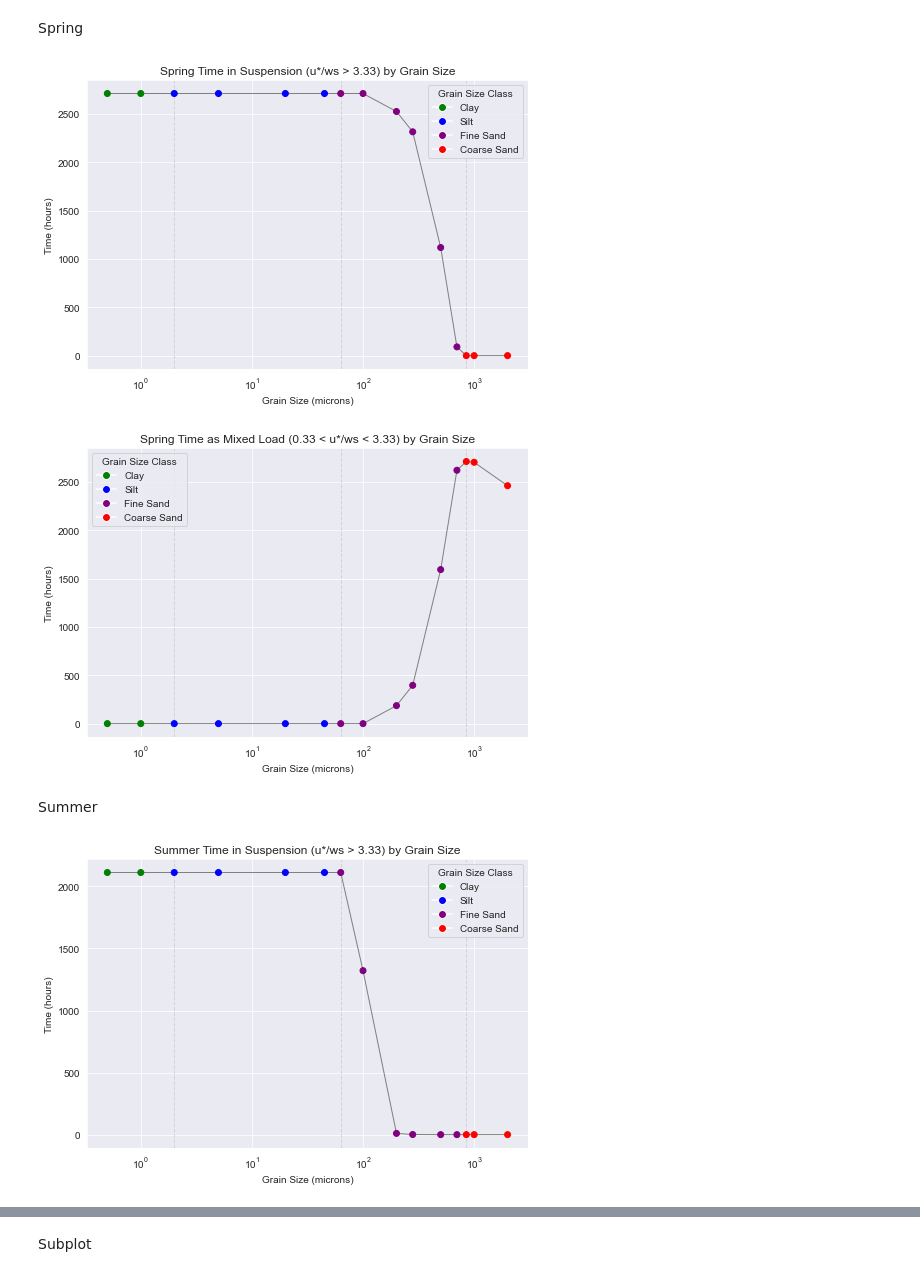
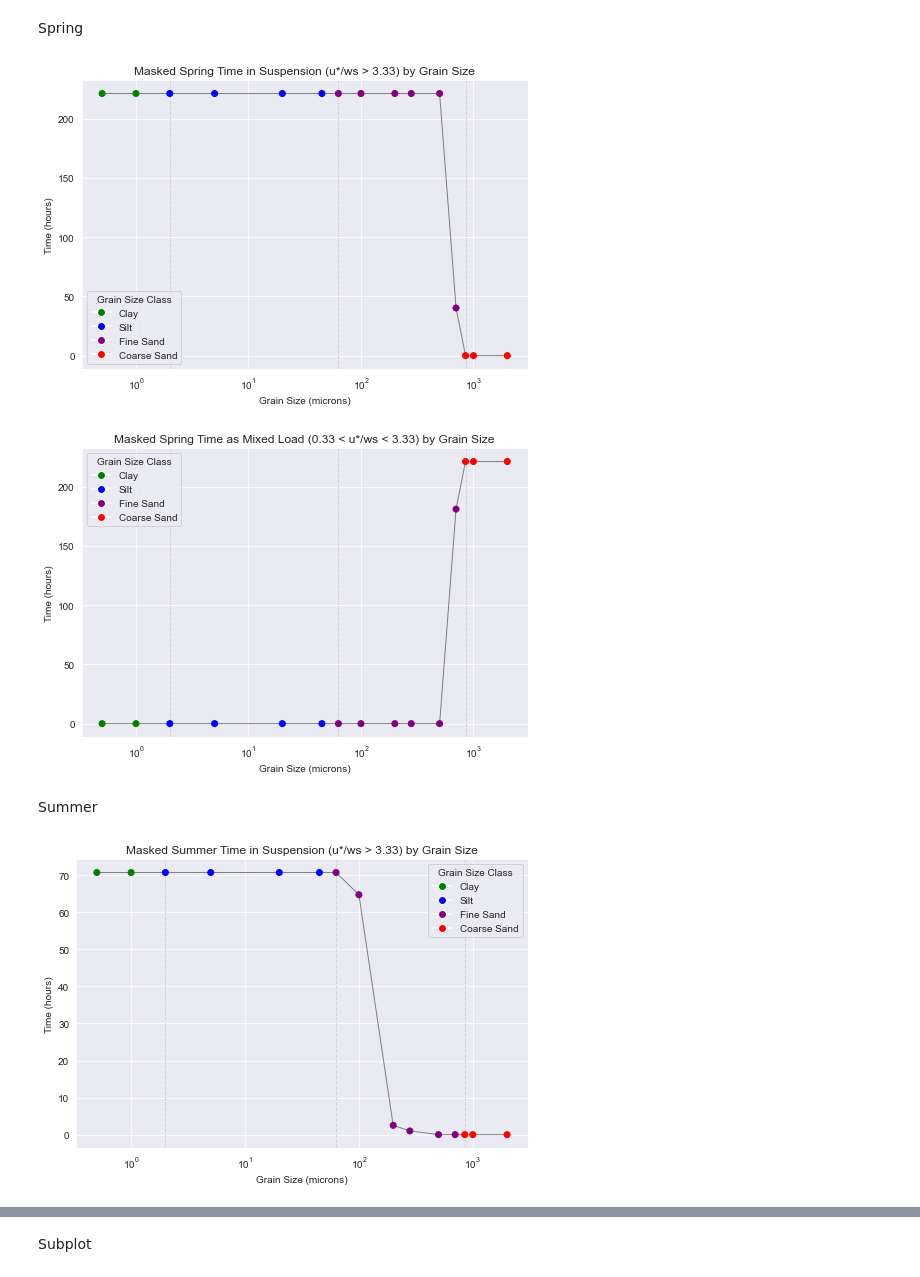
Before and after one commit to nicole-hucke/sediment_trap_paper, a Jupyter notebook: data_analysis/modes_of_transport/modes_of_transport_analysis.ipynb, the cells around one changed output, grey strips where cells are left out. Drawn from its saved outputs; the diff is of its cells as text; code cells hidden in the pictures.

```diff
--- a/data_analysis/modes_of_transport/modes_of_transport_analysis.ipynb
+++ b/data_analysis/modes_of_transport/modes_of_transport_analysis.ipynb
@@ -9,9 +9,12 @@ import seaborn as sns
 
 # read in the data, parse the dates, and set the index
 df = pd.read_csv('../../data/shear_velocity/shear_velocity_2023.csv', parse_dates=['Date_Time'], index_col='Date_Time')
+vhf_periods = pd.read_csv('../suspension_hyp_averages/exceedance_periods/turb_exceedance_samples.csv', )
 # separate by season
 spring = df['2023-03-01':'2023-06-21'].copy()
 summer = df['2023-06-22':'2023-09-21'].copy()
+spring_periods = vhf_periods[vhf_periods['season'] == 'spring'].copy()
+summer_periods = vhf_periods[vhf_periods['season'] == 'summer'].copy()
 # %% [markdown]
 ### Calculate u*/ws for different grain sizes
 # %% [markdown]
@@ -95,0 +105,27 @@ mixed_spring_times = pd.DataFrame({
+# %%
+# calculate the total time where u*/ws > 3.333 for each grain size in spring
+upper = 3.33
+grain_sizes = [col for col in spring.columns if col not in ['u*']]  # excludes the u* column
+
+# create a boolean mask for spring periods
+mask = pd.Series(False, index=spring.index)
+
+# iterate through spring_periods to set mask to True for each period
+for _, period in spring_periods.iterrows():
+    start = pd.to_datetime(period['start'])
+    end = pd.to_datetime(period['end'])
+    # set mask to True for times within this period
+    mask = mask | ((spring.index >= start) & (spring.index <= end))
+
+# calculate the time delta between rows (in hours)
+timestep_hours = (spring.index[1] - spring.index[0]).total_seconds() / 3600 # convert to hours, 15 min intervals are 0.25 hours
+
+# apply mask to the condition and count
+masked_counts = ((spring[grain_sizes] > upper) & mask.values.reshape(-1, 1)).sum()
+masked_hours = masked_counts * timestep_hours # convert counts to hours
+
+# save as DataFrame
+masked_suspended_spring_times = pd.DataFrame({
+    'size': [float(size) for size in grain_sizes],  # convert to float if needed
+    'time': masked_hours.values
+})
@@ -199,6 +420,11 @@ suspended_spring_times['class'] = suspended_spring_times['size'].apply(classify_
 suspended_summer_times['class'] = suspended_summer_times['size'].apply(classify_grain)
 mixed_spring_times['class'] = mixed_spring_times['size'].apply(classify_grain)
 mixed_summer_times['class'] = mixed_summer_times['size'].apply(classify_grain)
+
+masked_suspended_spring_times['class'] = masked_suspended_spring_times['size'].apply(classify_grain)
+masked_suspended_summer_times['class'] = masked_suspended_summer_times['size'].apply(classify_grain)
+masked_mixed_spring_times['class'] = masked_mixed_spring_times['size'].apply(classify_grain)
+masked_mixed_summer_times['class'] = masked_mixed_summer_times['size'].apply(classify_grain)
 # %% [markdown]
 Spring
 # %%
@@ -211,7 +437,7 @@ class_colors = {
     'Coarse Sand': 'red'
 }
 # map colors to each point
-colors = suspended_spring_times['class'].map(class_colors)
+colors = masked_suspended_spring_times['class'].map(class_colors)
 
 plt.figure(figsize=(7, 5))
 
@@ -221,42 +447,42 @@ for boundary in [2, 63, 850]:
 
 # plot connecting line
 # sort data by size for line connection
-sorted_df = suspended_spring_times.sort_values('size')
+sorted_df = masked_suspended_spring_times.sort_values('size')
 plt.plot(
     sorted_df['size'],
     sorted_df['time'],
     color='gray',
     linestyle='-',
     linewidth=1,
     zorder=1
 )
 
 # scatter plot for suspended spring times
 plt.scatter(
-    suspended_spring_times['size'],
-    suspended_spring_times['time'],
+    masked_suspended_spring_times['size'],
+    masked_suspended_spring_times['time'],
     c=colors,
     label=None
 )
 
 plt.xlabel('Grain Size (microns)')
 plt.ylabel('Time (hours)')
-plt.title('Spring Time in Suspension (u*/ws > 3.33) by Grain Size')
+plt.title('Masked Spring Time in Suspension (u*/ws > 3.33) by Grain Size')
 plt.xscale('log')
 plt.tight_layout()
 
 # custom legend
 legend_elements = [
     Line2D([0], [0], marker='o', color='w', label='Clay', markerfacecolor='green', markersize=8),
     Line2D([0], [0], marker='o', color='w', label='Silt', markerfacecolor='blue', markersize=8),
     Line2D([0], [0], marker='o', color='w', label='Fine Sand', markerfacecolor='purple', markersize=8),
     Line2D([0], [0], marker='o', color='w', label='Coarse Sand', markerfacecolor='red', markersize=8)
 ]
 plt.legend(handles=legend_elements, title='Grain Size Class')
 
 plt.show()
 # %% [output]
-[figure, old version]
+[figure, new version]
 # %%
 # MIXED LOAD PLOT
 # color mapping for classes
@@ -267,7 +493,7 @@ class_colors = {
     'Coarse Sand': 'red'
 }
 # map colors to each point
-colors = mixed_spring_times['class'].map(class_colors)
+colors = masked_mixed_spring_times['class'].map(class_colors)
 
 plt.figure(figsize=(7, 5))
 
@@ -277,7 +503,7 @@ for boundary in [2, 63, 850]:
 
 # plot connecting line
 # sort data by size for line connection
-sorted_df = mixed_spring_times.sort_values('size')
+sorted_df = masked_mixed_spring_times.sort_values('size')
 plt.plot(
     sorted_df['size'],
     sorted_df['time'],
@@ -289,15 +515,15 @@ plt.plot(
 
 # scatter plot for suspended spring times
 plt.scatter(
-    mixed_spring_times['size'],
-    mixed_spring_times['time'],
+    masked_mixed_spring_times['size'],
+    masked_mixed_spring_times['time'],
     c=colors,
     label=None
 )
 
 plt.xlabel('Grain Size (microns)')
 plt.ylabel('Time (hours)')
-plt.title('Spring Time as Mixed Load (0.33 < u*/ws < 3.33) by Grain Size')
+plt.title('Masked Spring Time as Mixed Load (0.33 < u*/ws < 3.33) by Grain Size')
 plt.xscale('log')
 plt.tight_layout()
 
@@ -312,7 +538,7 @@ plt.legend(handles=legend_elements, title='Grain Size Class')
 
 plt.show()
 # %% [output]
-[figure, old version]
+[figure, new version]
 # %% [markdown]
 Summer
 # %%
@@ -325,7 +551,7 @@ class_colors = {
     'Coarse Sand': 'red'
 }
 # map colors to each point
-colors = suspended_summer_times['class'].map(class_colors)
+colors = masked_suspended_summer_times['class'].map(class_colors)
 
 plt.figure(figsize=(7, 5))
 
@@ -335,7 +561,7 @@ for boundary in [2, 63, 850]:
 
 # plot connecting line
 # sort data by size for line connection
-sorted_df = suspended_summer_times.sort_values('size')
+sorted_df = masked_suspended_summer_times.sort_values('size')
 plt.plot(
     sorted_df['size'],
     sorted_df['time'],
@@ -347,15 +573,15 @@ plt.plot(
 
 # scatter plot for suspended spring times
 plt.scatter(
-    suspended_summer_times['size'],
-    suspended_summer_times['time'],
+    masked_suspended_summer_times['size'],
+    masked_suspended_summer_times['time'],
     c=colors,
     label=None
 )
 
 plt.xlabel('Grain Size (microns)')
 plt.ylabel('Time (hours)')
-plt.title('Summer Time in Suspension (u*/ws > 3.33) by Grain Size')
+plt.title('Masked Summer Time in Suspension (u*/ws > 3.33) by Grain Size')
 plt.xscale('log')
 plt.tight_layout()
 
@@ -370,7 +596,7 @@ plt.legend(handles=legend_elements, title='Grain Size Class')
 
 plt.show()
 # %% [output]
-[figure, old version]
+[figure, new version]
 # %%
 # MIXED LOAD PLOT
 # color mapping for classes
```
Also changed, not shown: parts of 37 cells of this notebook, 8 other files.
